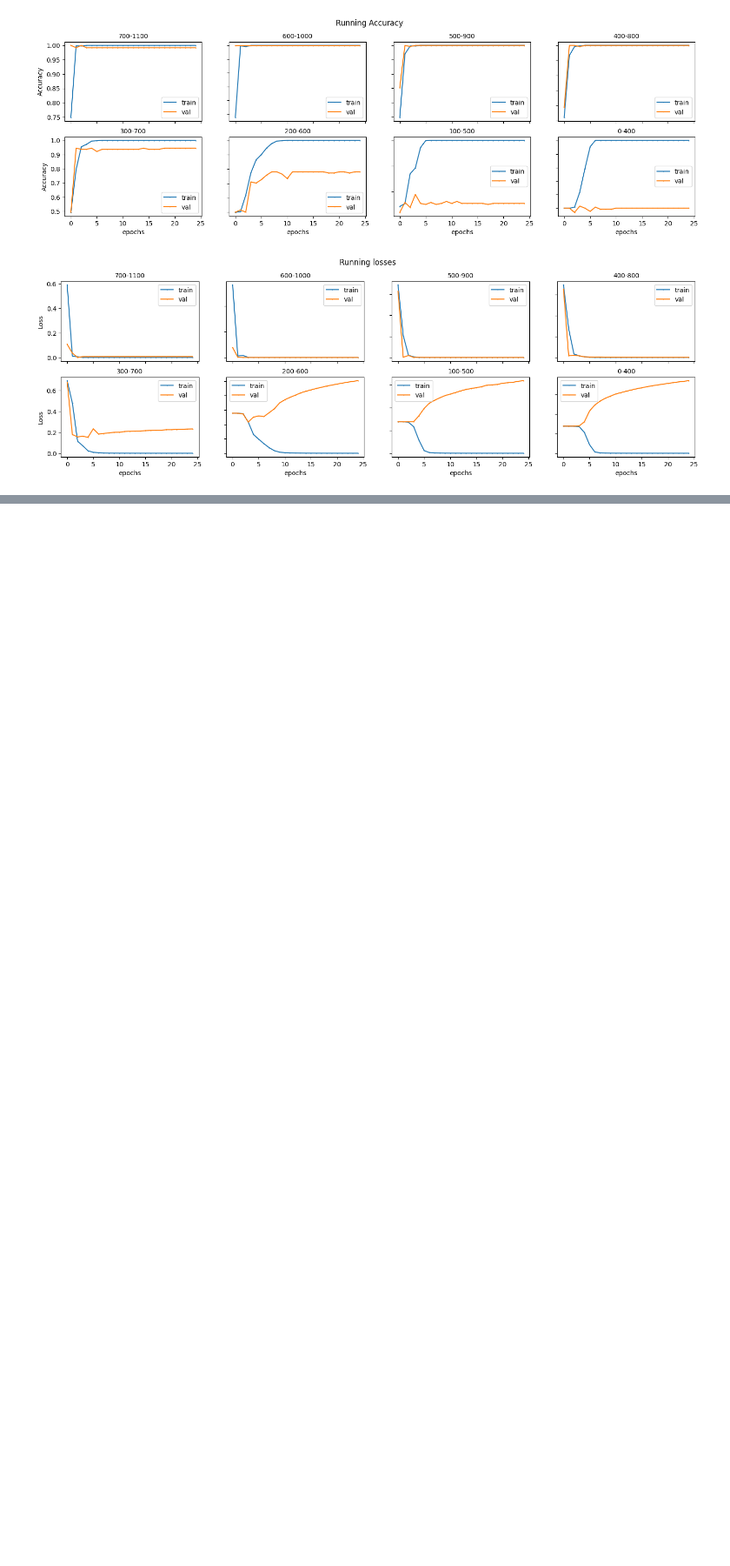
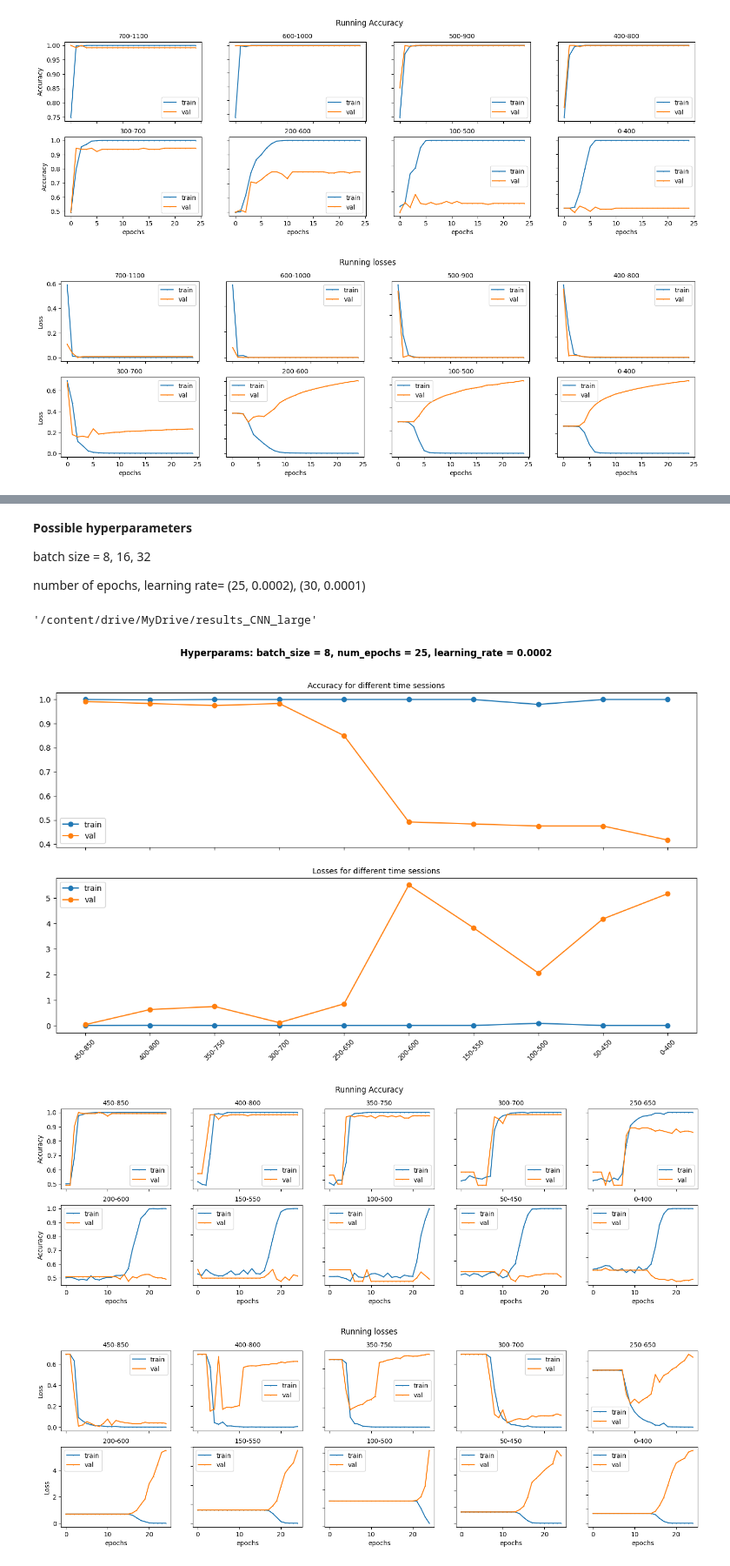
Before and after one commit to benedettacandelori/Monkeys_go_stop_trials, a Jupyter notebook: Report_movement_CNN.ipynb, the cells around one changed output, grey strips where cells are left out. Shown at 87% size. Drawn from its saved outputs; the diff is of its cells as text; code cells hidden in the pictures; blank space fills up the shorter version.

```diff
--- a/Report_movement_CNN.ipynb
+++ b/Report_movement_CNN.ipynb
@@ -137,0 +207,22 @@ plot_CNN_small_results(batchsize = bs, num_epochs = n_epochs, learning_rate = lr
+# %% [markdown]
+**Possible hyperparameters**
+
+batch size =  8, 16, 32
+
+number of epochs, learning rate= (25, 0.0002), (30, 0.0001)
+# %%
+os.chdir('/content/drive/MyDrive/results_CNN_large')
+os.getcwd()
+# %% [output]
+'/content/drive/MyDrive/results_CNN_large'
+# %%
+#HYPERPARAMS
+n_epochs = 25
+bs = 8
+lr = 0.0002
+# %%
+plot_CNN_large_results(batchsize = bs, num_epochs = n_epochs, learning_rate = lr)
+# %% [output]
+[figure, added]
+[figure, added]
+[figure, added]
```
Also changed, not shown: parts of 5 cells of this notebook.
